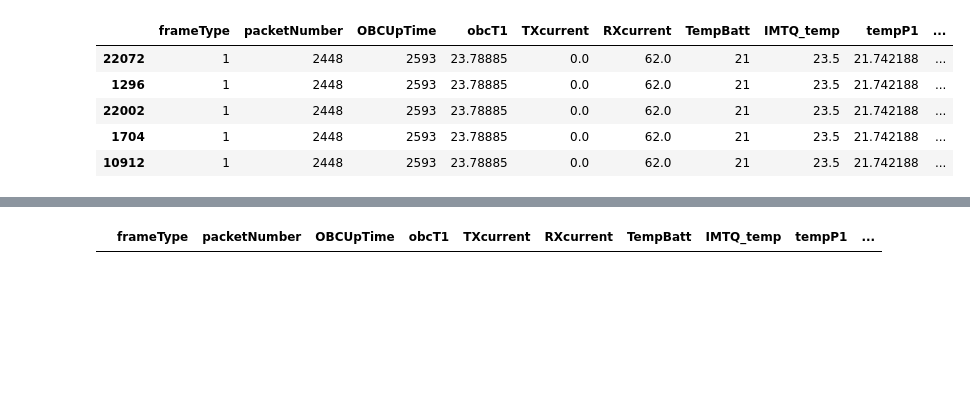
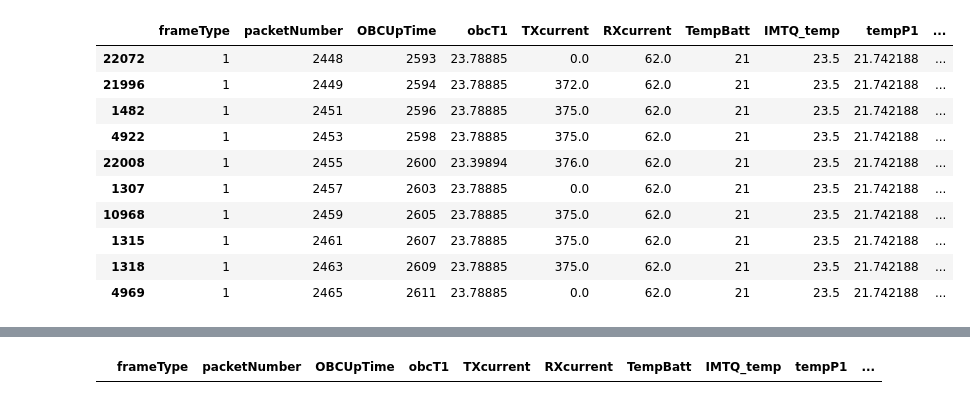
Before and after one commit to PabloSoligo2014/M4-Python-2024, a Jupyter notebook: TlmyAnalisis.ipynb, the cells around one changed output, grey strips where cells are left out. Saved outputs shown, nothing was run; the diff lists cells and outputs as text; code cells hidden in the pictures; blank space fills up the shorter version.

```diff
--- a/TlmyAnalisis.ipynb
+++ b/TlmyAnalisis.ipynb
@@ -17,14 +17,22 @@ df["dt"] = pd.to_datetime(df["UTCTime"], unit='s')
 # %%
 df.sort_values(by=['UTCTime'], inplace=True)
 #df.set_index('packetNumber', inplace=True)
+# %%
+df = df.drop_duplicates(subset=['UTCTime'])
+df.sort_values(by=['UTCTime'], inplace=True)
 # %%
-df.head()
+df.head(10)
 # %% [output]
 |  | frameType | packetNumber | OBCUpTime | obcT1 | TXcurrent | RXcurrent | TempBatt | IMTQ_temp | tempP1 | ... |
 | 22072 | 1 | 2448 | 2593 | 23.78885 | 0.0 | 62.0 | 21 | 23.5 | 21.742188 | ... |
-| 1296 | 1 | 2448 | 2593 | 23.78885 | 0.0 | 62.0 | 21 | 23.5 | 21.742188 | ... |
-| 22002 | 1 | 2448 | 2593 | 23.78885 | 0.0 | 62.0 | 21 | 23.5 | 21.742188 | ... |
-| 1704 | 1 | 2448 | 2593 | 23.78885 | 0.0 | 62.0 | 21 | 23.5 | 21.742188 | ... |
-| 10912 | 1 | 2448 | 2593 | 23.78885 | 0.0 | 62.0 | 21 | 23.5 | 21.742188 | ... |
+| 21996 | 1 | 2449 | 2594 | 23.78885 | 372.0 | 62.0 | 21 | 23.5 | 21.742188 | ... |
+| 1482 | 1 | 2451 | 2596 | 23.78885 | 375.0 | 62.0 | 21 | 23.5 | 21.742188 | ... |
+| 4922 | 1 | 2453 | 2598 | 23.78885 | 375.0 | 62.0 | 21 | 23.5 | 21.742188 | ... |
+| 22008 | 1 | 2455 | 2600 | 23.39894 | 376.0 | 62.0 | 21 | 23.5 | 21.742188 | ... |
+| 1307 | 1 | 2457 | 2603 | 23.78885 | 0.0 | 62.0 | 21 | 23.5 | 21.742188 | ... |
+| 10968 | 1 | 2459 | 2605 | 23.78885 | 375.0 | 62.0 | 21 | 23.5 | 21.742188 | ... |
+| 1315 | 1 | 2461 | 2607 | 23.78885 | 375.0 | 62.0 | 21 | 23.5 | 21.742188 | ... |
+| 1318 | 1 | 2463 | 2609 | 23.78885 | 375.0 | 62.0 | 21 | 23.5 | 21.742188 | ... |
+| 4969 | 1 | 2465 | 2611 | 23.78885 | 0.0 | 62.0 | 21 | 23.5 | 21.742188 | ... |
 # %%
 plt.figure(figsize=(20,10))
```
Also changed, not shown: parts of 2 cells of this notebook, 1 other file.
